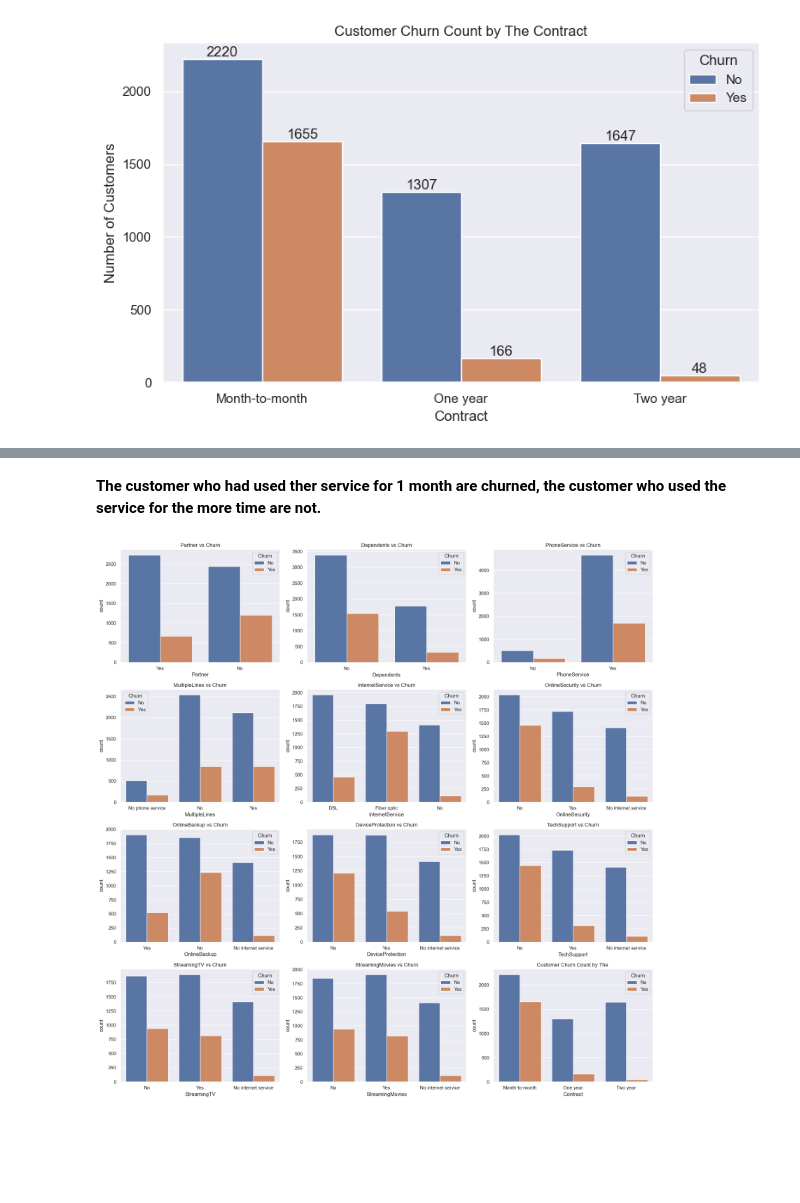
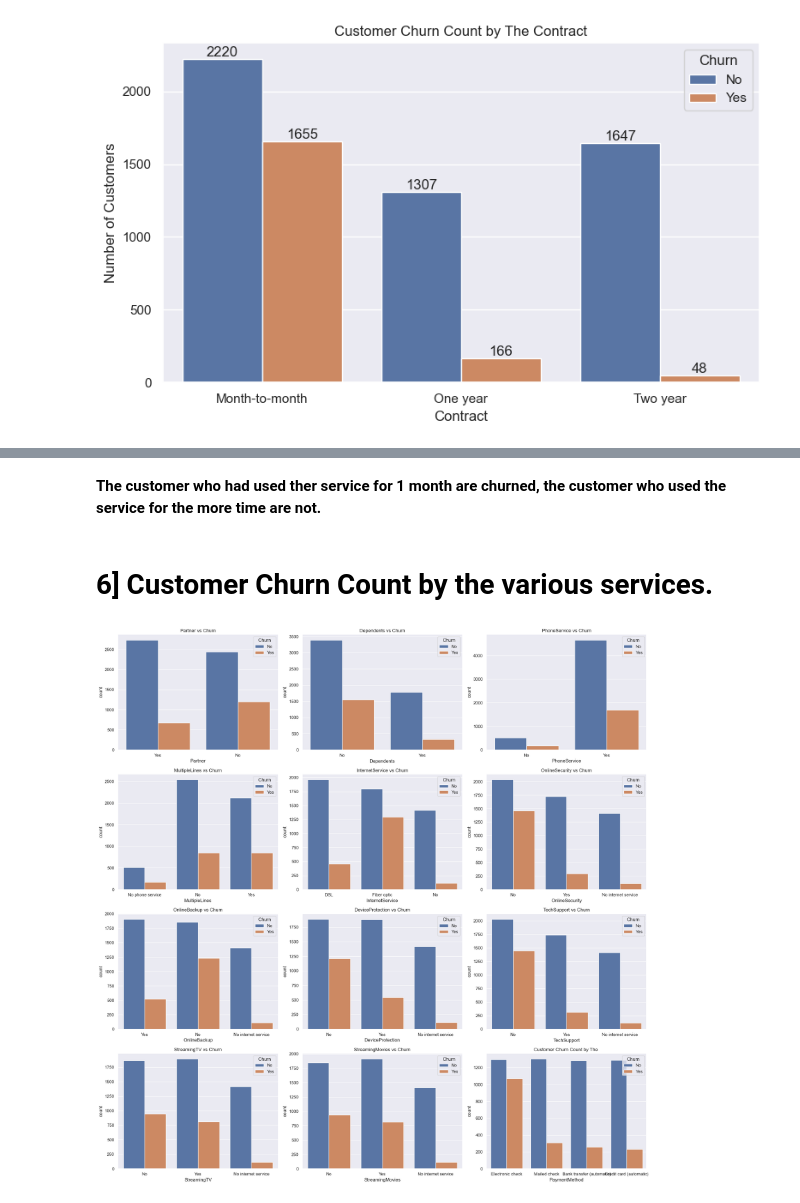
Before and after one commit to Satyajeet745/Telco-Customer-Churn-Analysis, a Jupyter notebook: Customer_Churn_Analysis.ipynb, the cells around one changed output, grey strips where cells are left out. Saved outputs shown, nothing was run; the diff lists cells and outputs as text; code cells hidden in the pictures; blank space fills up the shorter version.

Commit message:
Update Customer Churn Analysis

```diff
--- a/Customer_Churn_Analysis.ipynb
+++ b/Customer_Churn_Analysis.ipynb
@@ -162,2 +161,0 @@ plt.show()
-# %% [markdown]
-**The customer who had used ther service for 1 month are churned, the customer who used the service for the more time are not.**
@@ -166,16 +162,18 @@ plt.show()
+# %% [markdown]
+**The customer who had used ther service for 1 month are churned, the customer who used the service for the more time are not.**
+# %% [markdown]
+# 6] Customer Churn Count by the various services.
 # %%
-columns = ['Partner', 'Dependents', 'PhoneService', 'MultipleLines', 'InternetService', 'OnlineSecurity','OnlineBackup', 'DeviceProtection', 'TechSupport','StreamingTV', 'StreamingMovies',"Contract"]
+columns = ['Partner', 'Dependents', 'PhoneService', 'MultipleLines', 'InternetService', 'OnlineSecurity','OnlineBackup', 'DeviceProtection', 'TechSupport','StreamingTV', 'StreamingMovies',"PaymentMethod"]
 palette = "deep"
-fig, ax = plt.subplots(4, 3, figsize=(18, 18))
+fig, ax = plt.subplots(4, 3, figsize=(20, 20))
 ax = ax.flatten()
 for i, col in enumerate(columns):
-    sns.countplot(data=df,x=col,hue='Churn',ax=ax[i],palette=palette
-    )
+    sns.countplot(data=df,x=col,hue='Churn',ax=ax[i],palette=palette)
 
     ax[i].set_title(f'{col} vs Churn')
     ax[i].tick_params(axis='x')
 plt.tight_layout()
-plt.title("Customer Churn Count by The ")
 plt.show()
 # %% [output]
-[figure, old version]
+[figure, new version]
```
Also changed, not shown: parts of 28 cells of this notebook.
